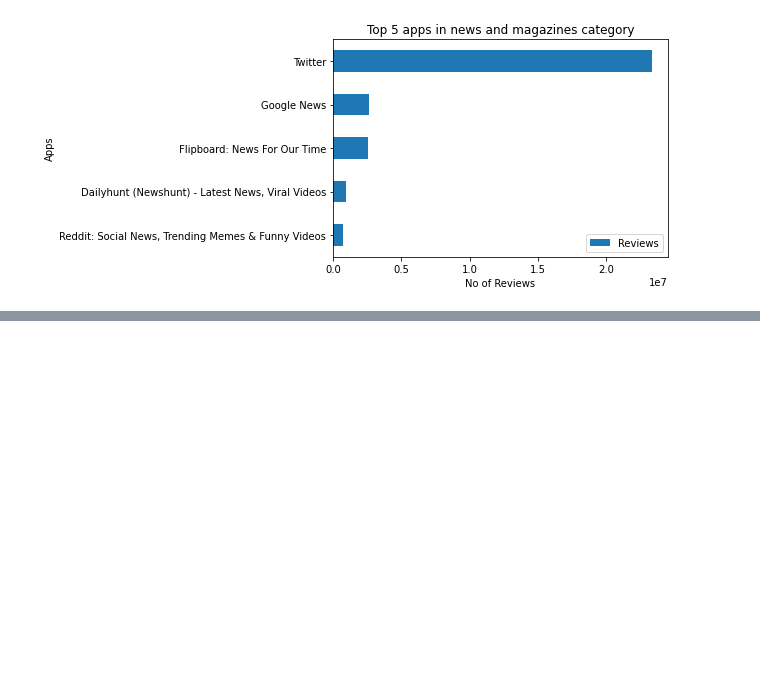
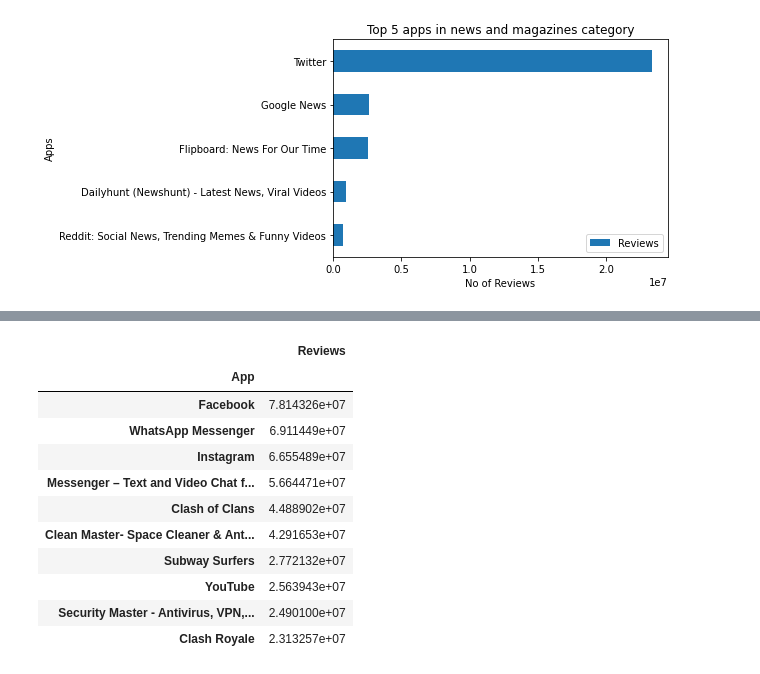
Before and after one commit to mukeshjnv/EDA-on-play-store-apps-data, a Jupyter notebook: EDA_Capson_Project_on_Play_Store_Data.ipynb, the cells around one changed output, grey strips where cells are left out. Cells and saved outputs as stored; diff of their text form; code cells hidden in the pictures; blank space fills up the shorter version.

```diff
--- a/EDA_Capson_Project_on_Play_Store_Data.ipynb
+++ b/EDA_Capson_Project_on_Play_Store_Data.ipynb
@@ -737,0 +767,15 @@ Text(0.5, 1.0, 'Top 5 apps in news and magazines category')
+# %%
+top10_apps_by_reviews
+# %% [output]
+|  | Reviews |
+| App |  |
+| Facebook | 7.814326e+07 |
+| WhatsApp Messenger | 6.911449e+07 |
+| Instagram | 6.655489e+07 |
+| Messenger – Text and Video Chat f... | 5.664471e+07 |
+| Clash of Clans | 4.488902e+07 |
+| Clean Master- Space Cleaner & Ant... | 4.291653e+07 |
+| Subway Surfers | 2.772132e+07 |
+| YouTube | 2.563943e+07 |
+| Security Master - Antivirus, VPN,... | 2.490100e+07 |
+| Clash Royale | 2.313257e+07 |
```
Also changed, not shown: parts of 6 cells of this notebook.
